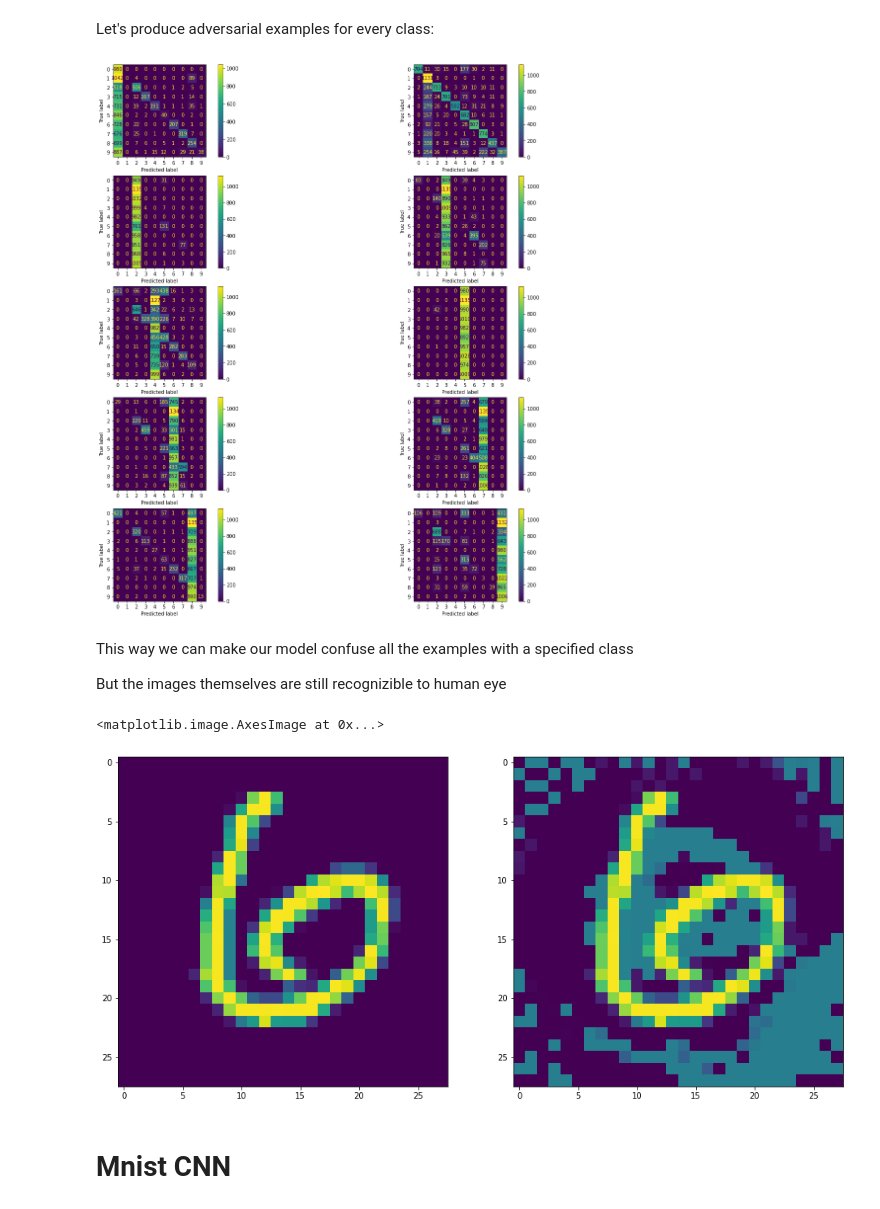
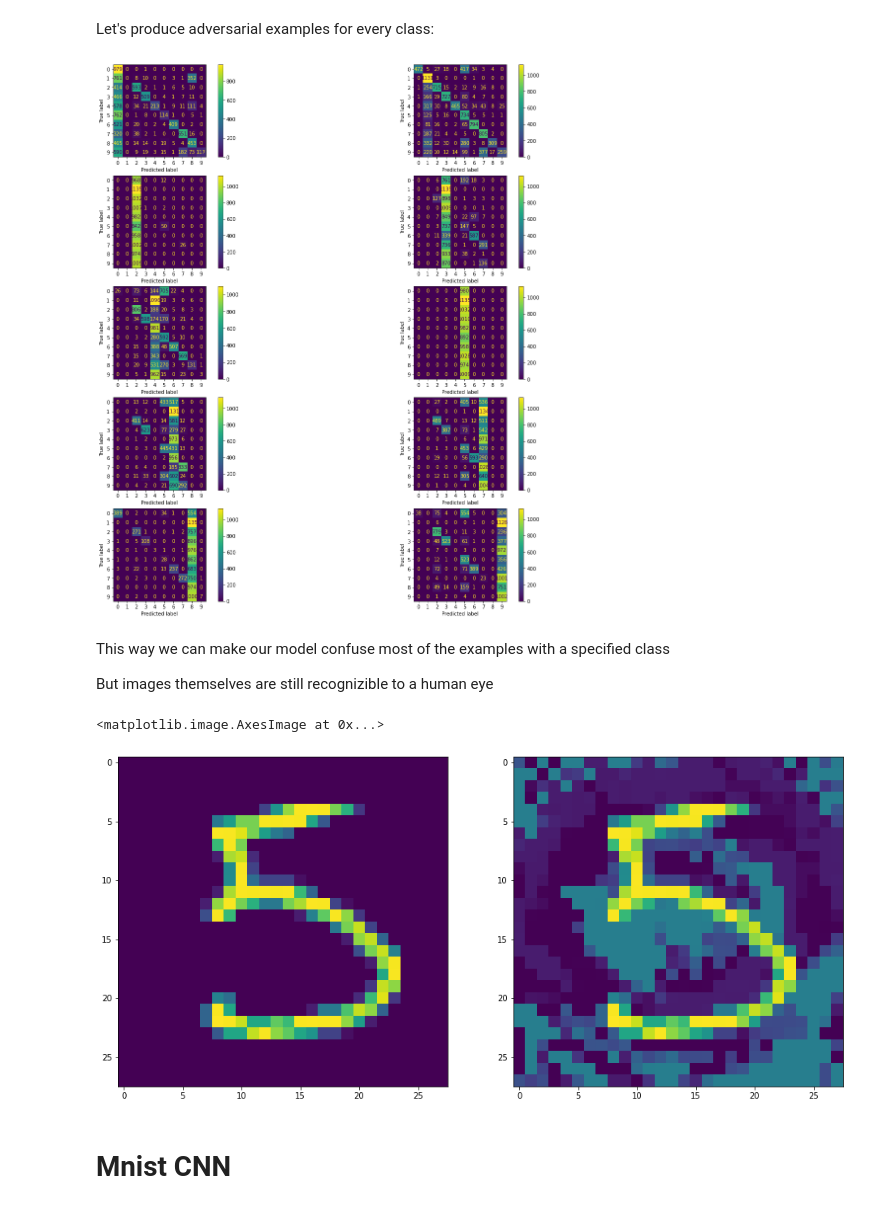
Before and after one commit to DimaOrekhov/mnist-adversarial-attack, a Jupyter notebook: main_notebook.ipynb, the cells around one changed output. Cells and saved outputs as stored; diff of their text form; code cells hidden in the pictures.

```diff
--- a/main_notebook.ipynb
+++ b/main_notebook.ipynb
@@ -3,17 +3,21 @@ from torchvision import datasets, transforms
 from torch.utils.data import DataLoader, random_split
 import torch
 from catalyst.runners import SupervisedRunner
-from catalyst.callbacks import AccuracyCallback
+from catalyst.callbacks import AccuracyCallback, EarlyStoppingCallback
 from catalyst.utils import set_global_seed
 import matplotlib.pyplot as plt
 from typing import List, Dict
 from sklearn.metrics import plot_confusion_matrix
+from collections import defaultdict
+import warnings
+warnings.filterwarnings("ignore", category=UserWarning)
+
 
 # internal imports:
 from save_all_batch_metrics_callback import SaveAllBatchMetricsCallback
 from model import MnistCNN, MnistSoftmaxRegression
 from attacks import GradientSignAttacker
-from utils import TorchToSklearnClassifierWrapper
+from utils import TorchToSklearnClassifierWrapper, DatasetWithTransforms
 
 
 config = {
@@ -22,7 +26,8 @@ config = {
     "data_folder": "data/",
     "logging_folder": "log/",
 
-    "num_epochs": 3,
+    "num_epochs": 10,
+    "patience": 1,
     "batch_size": 512,
 
     "weight_decay": 0.001
@@ -32,14 +37,19 @@ config = {
 set_global_seed(19)
 
 
-def load_dataset():
+def load_dataset(train_fraction=0.85):
     train_transforms = transforms.Compose(
         [transforms.RandomRotation(degrees=35), transforms.ToTensor()]
     )
     data_folder = config['data_folder']
-    train = datasets.MNIST(data_folder, train=True, download=True, transform=train_transforms)
+    train = datasets.MNIST(data_folder, train=True, download=True)
+    train_len = int(train_fraction * len(train))
+    val_len = len(train) - train_len
+    train, val = random_split(train, [train_len, val_len])
+    train = DatasetWithTransforms(train, train_transforms, idx_to_apply=0)
+    val = DatasetWithTransforms(val, transforms.ToTensor(), idx_to_apply=0)
     test = datasets.MNIST(data_folder, train=False, download=True, transform=transforms.ToTensor())
-    return train, test
+    return train, val, test
 
 
 def plot_by_key(logging_list: List[Dict], key, ax=None, **kwargs):
@@ -75,25 +85,28 @@ def separate_input_and_label(dataset, x_aggregate_fn=torch.stack, y_aggregate_fn
 # %% [markdown]
 # MNIST softmax regression
 # %%
-train, test = load_dataset()
+train, val, test = load_dataset()
 train_loader = DataLoader(train, batch_size=config["batch_size"], shuffle=True)
+val_loader = DataLoader(val, batch_size=config["batch_size"], shuffle=True)
 test_loader = DataLoader(test, batch_size=config["batch_size"])
 
 
 model = MnistSoftmaxRegression()
+loaders = {"train": train_loader, "valid": val_loader}
 optimizer = torch.optim.Adam(model.parameters(), weight_decay=config["weight_decay"])
 criterion = torch.nn.CrossEntropyLoss()
-logging_list = []
+logging_dict = defaultdict(list)
 callbacks = [
+    EarlyStoppingCallback(patience=config["patience"]),
     AccuracyCallback(num_classes=10),
-    SaveAllBatchMetricsCallback(logging_list)
+    SaveAllBatchMetricsCallback(logging_dict)
 ]
 
 
 runner = SupervisedRunner(model)
 runner.train(
     model=model,
-    loaders={"train": train_loader},
+    loaders=loaders,
     optimizer=optimizer,
     criterion=criterion,
     callbacks=callbacks,
@@ -147,6 +160,6 @@ Test accuracy is 0.870
 # %%
 X_test, y_test = separate_input_and_label(test)
-wrapped = TorchToSklearnClassifierWrapper(model)
+wrapped = TorchToSklearnClassifierWrapper(model.eval())
 # %% [markdown]
 Confusion matrix for test dataset
 # %%
@@ -181,19 +194,19 @@ for i in range(10):
     corrupted = attacker.attack(X_test, class_idx=i, alpha=alpha)
     plot_confusion_matrix(wrapped, corrupted, y_test, labels=list(range(10)), ax=ax)
 # %% [output]
-[figure, old version]
+[figure, new version]
 # %% [markdown]
-This way we can make our model confuse all the examples with a specified class
+This way we can make our model confuse most of the examples with a specified class
 
-But the images themselves are still recognizible to human eye
+But images themselves are still recognizible to a human eye
 # %%
-example_idx = 11
+example_idx = 15
 fig, axes = plt.subplots(figsize=[16, 8], nrows=1, ncols=2)
 axes[0].imshow(X_test[example_idx].squeeze(0))
 axes[1].imshow(corrupted[example_idx].squeeze(0).detach())
 # %% [output]
 <matplotlib.image.AxesImage at 0x...>
-[figure, old version]
+[figure, new version]
 # %% [markdown]
 # Mnist CNN
 # %% [markdown]
```
Also changed, not shown: parts of 13 cells of this notebook, 2 other files.
